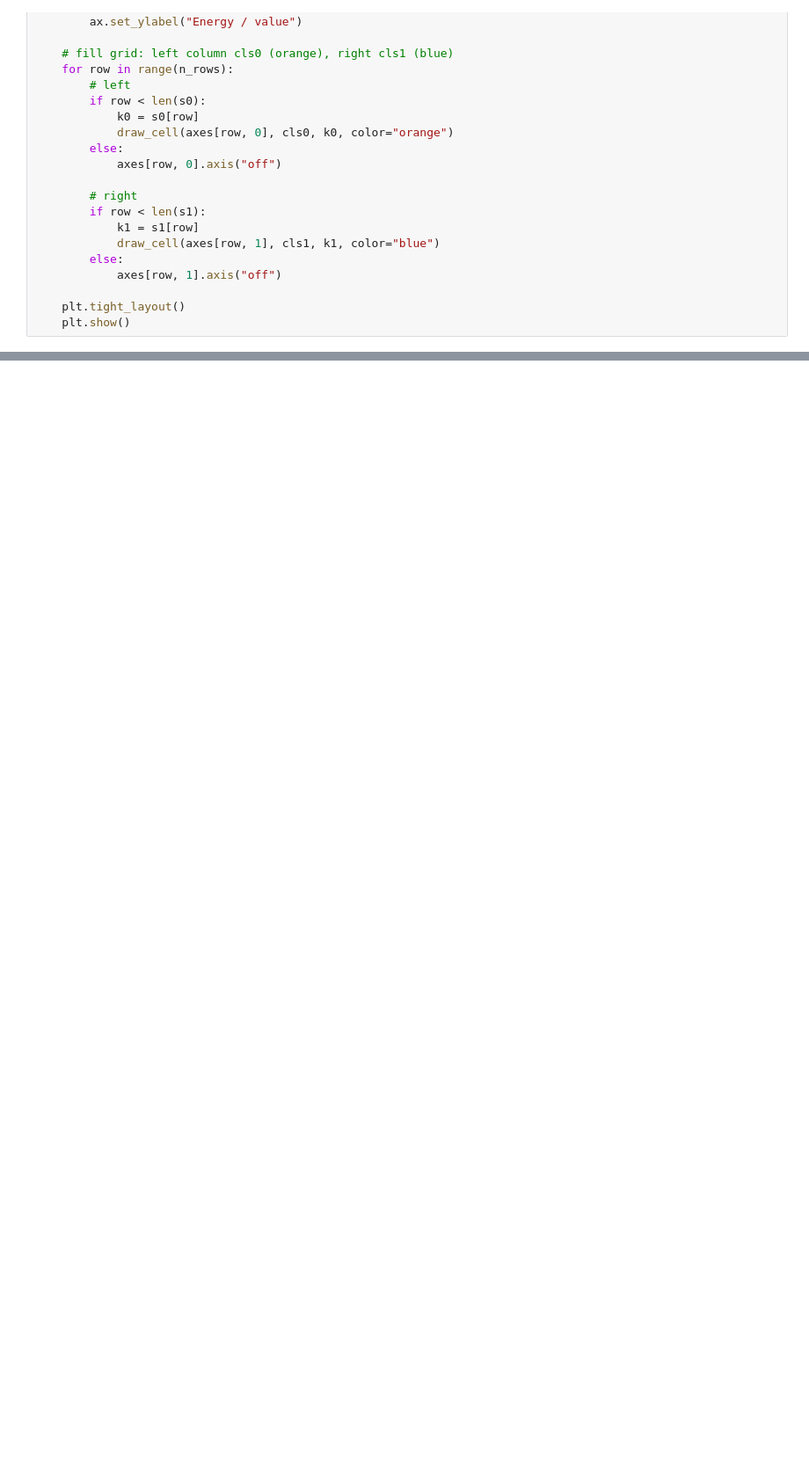
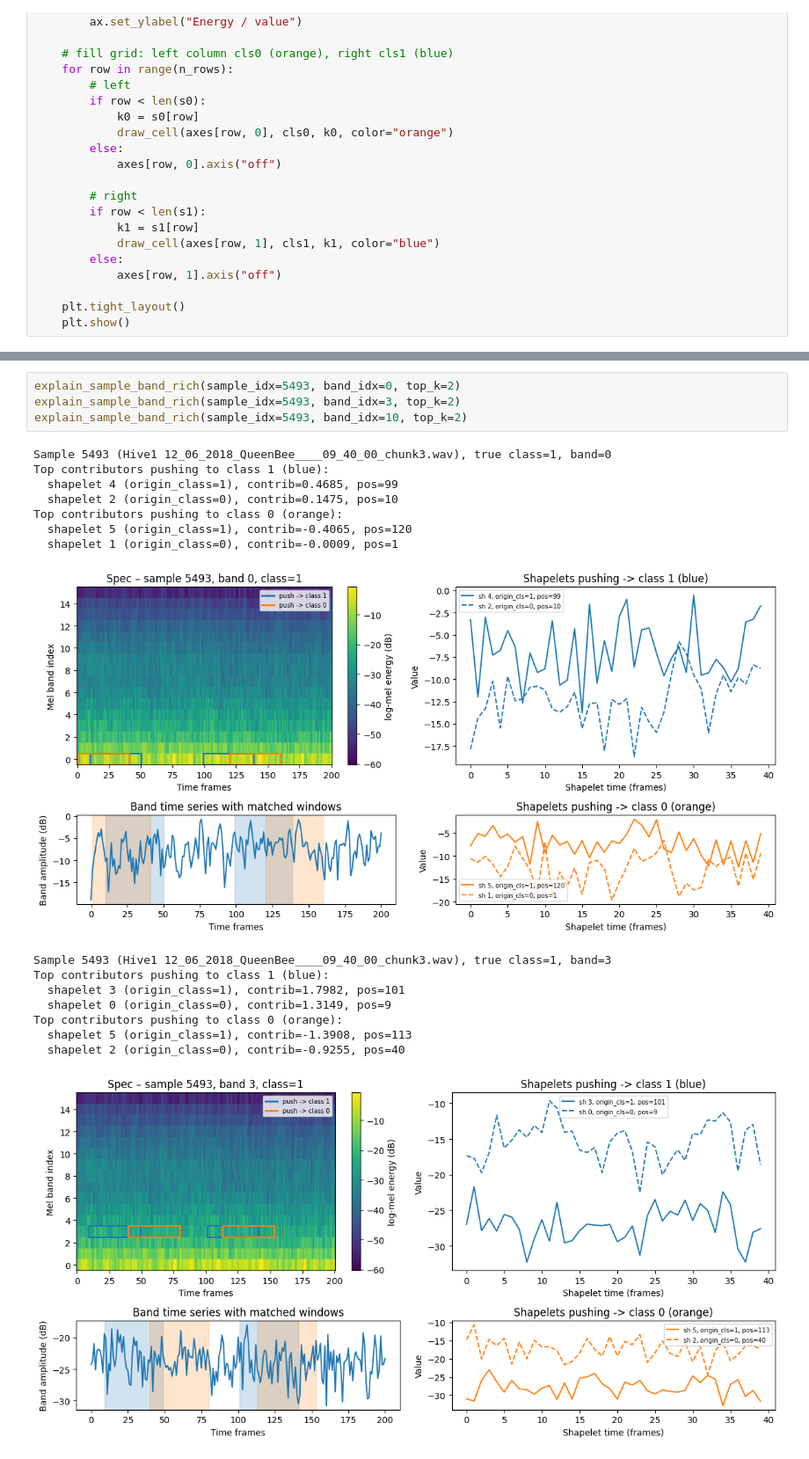
Before and after one commit to JanaJankovic/xai-sandbox, a Jupyter notebook: work/queen_presence/vis.ipynb, the cells around one changed output, grey strips where cells are left out. Shown at 88% size. Drawn from its saved outputs; the diff is of its cells as text; blank space fills up the shorter version.

```diff
--- a/work/queen_presence/vis.ipynb
+++ b/work/queen_presence/vis.ipynb
@@ -577,0 +898,21 @@ class 1 (QueenBee Present) shapelets: [5, 6, 7, 8]
+# %%
+explain_sample_band_rich(sample_idx=5493, band_idx=0, top_k=2)
+explain_sample_band_rich(sample_idx=5493, band_idx=3, top_k=2)
+explain_sample_band_rich(sample_idx=5493, band_idx=10, top_k=2)
+# %% [output]
+Sample 5493 (Hive1 12_06_2018_QueenBee____09_40_00_chunk3.wav), true class=1, band=0
+Top contributors pushing to class 1 (blue):
+  shapelet 4 (origin_class=1), contrib=0.4685, pos=99
+  shapelet 2 (origin_class=0), contrib=0.1475, pos=10
+Top contributors pushing to class 0 (orange):
+  shapelet 5 (origin_class=1), contrib=-0.4065, pos=120
+  shapelet 1 (origin_class=0), contrib=-0.0009, pos=1
+[figure, added]
+Sample 5493 (Hive1 12_06_2018_QueenBee____09_40_00_chunk3.wav), true class=1, band=3
+Top contributors pushing to class 1 (blue):
+  shapelet 3 (origin_class=1), contrib=1.7982, pos=101
+  shapelet 0 (origin_class=0), contrib=1.3149, pos=9
+Top contributors pushing to class 0 (orange):
+  shapelet 5 (origin_class=1), contrib=-1.3908, pos=113
+  shapelet 2 (origin_class=0), contrib=-0.9255, pos=40
+[figure, added]
```
Also changed, not shown: parts of 12 cells of this notebook, 5 other files.
